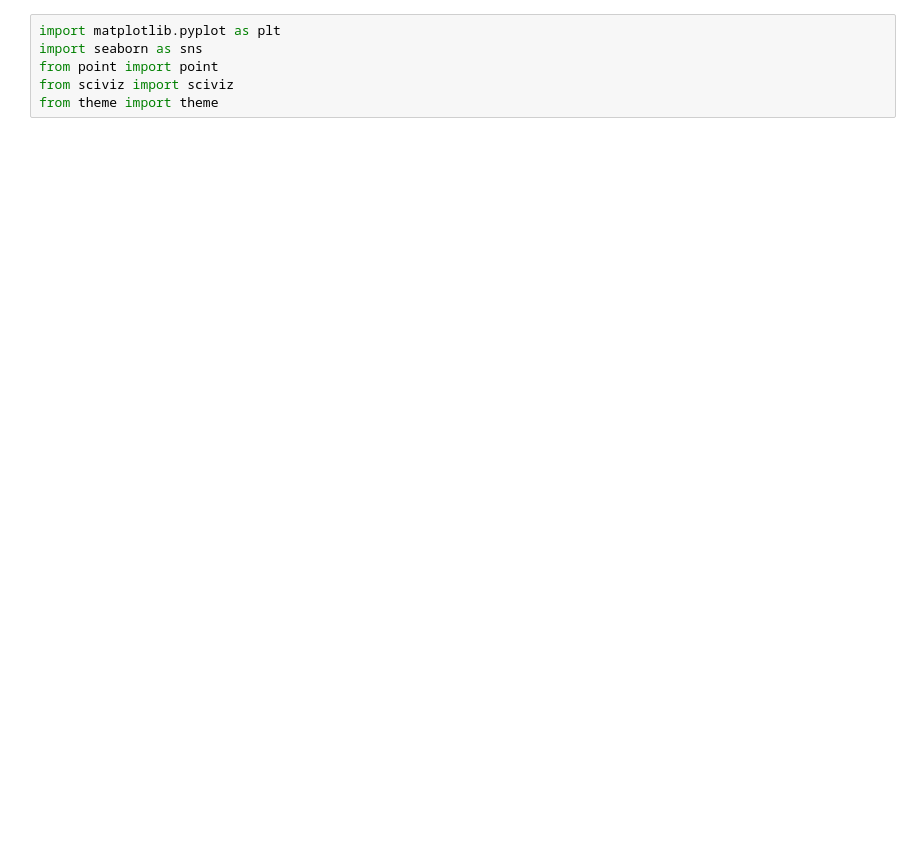
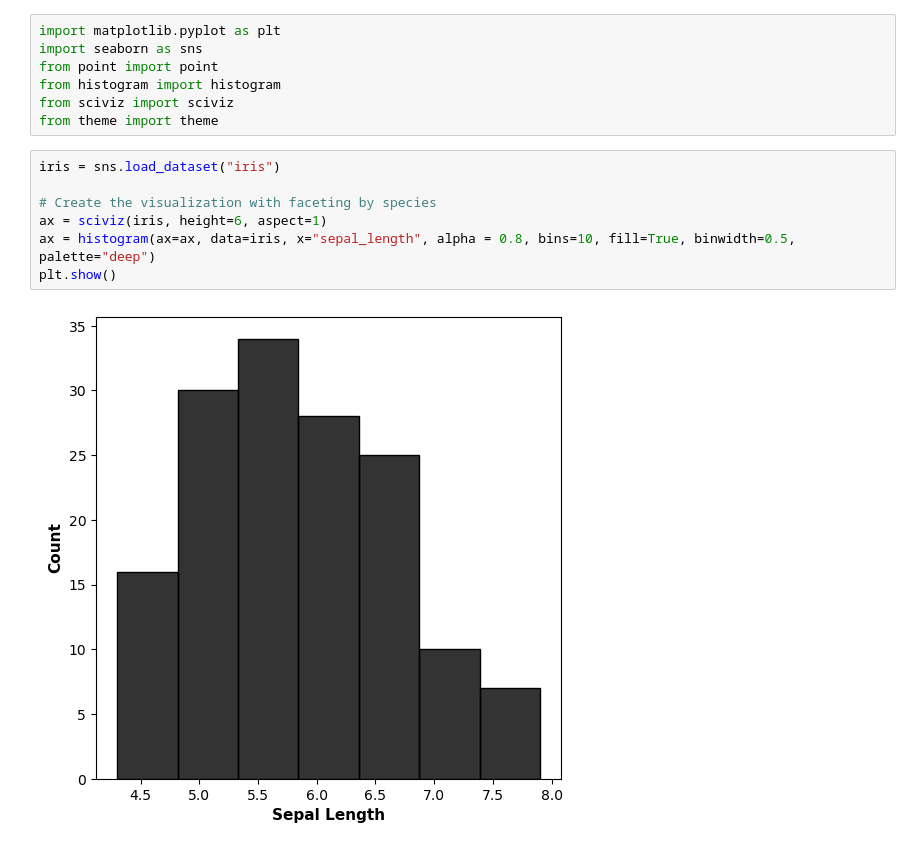
Before and after one commit to kantonopoulos/sciviz, a Jupyter notebook: sciviz/sciviz/src/test.ipynb, the cells around one changed output. Drawn from its saved outputs; the diff is of its cells as text; blank space fills up the shorter version.

Commit message:
removed facets for now and added histogram

```diff
--- a/sciviz/sciviz/src/test.ipynb
+++ b/sciviz/sciviz/src/test.ipynb
@@ -2,8 +2,18 @@
 import matplotlib.pyplot as plt
 import seaborn as sns
 from point import point
+from histogram import histogram
 from sciviz import sciviz
 from theme import theme
+# %%
+iris = sns.load_dataset("iris")
+
+# Create the visualization with faceting by species
+ax = sciviz(iris, height=6, aspect=1)
+ax = histogram(ax=ax, data=iris, x="sepal_length", alpha = 0.8, bins=10, fill=True, binwidth=0.5, palette="deep")
+plt.show()
+# %% [output]
+[figure, added]
 # %%
 iris = sns.load_dataset("iris")
 
```
Also changed, not shown: parts of 2 cells of this notebook, 6 other files.
